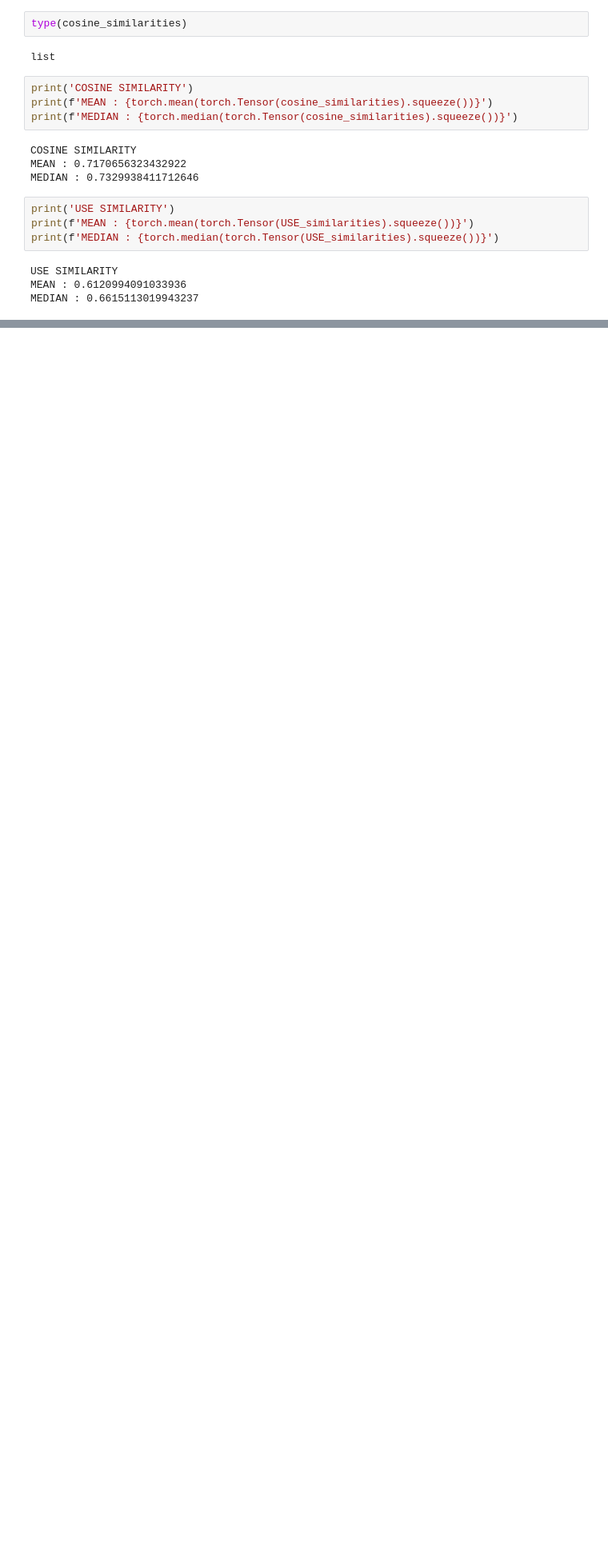
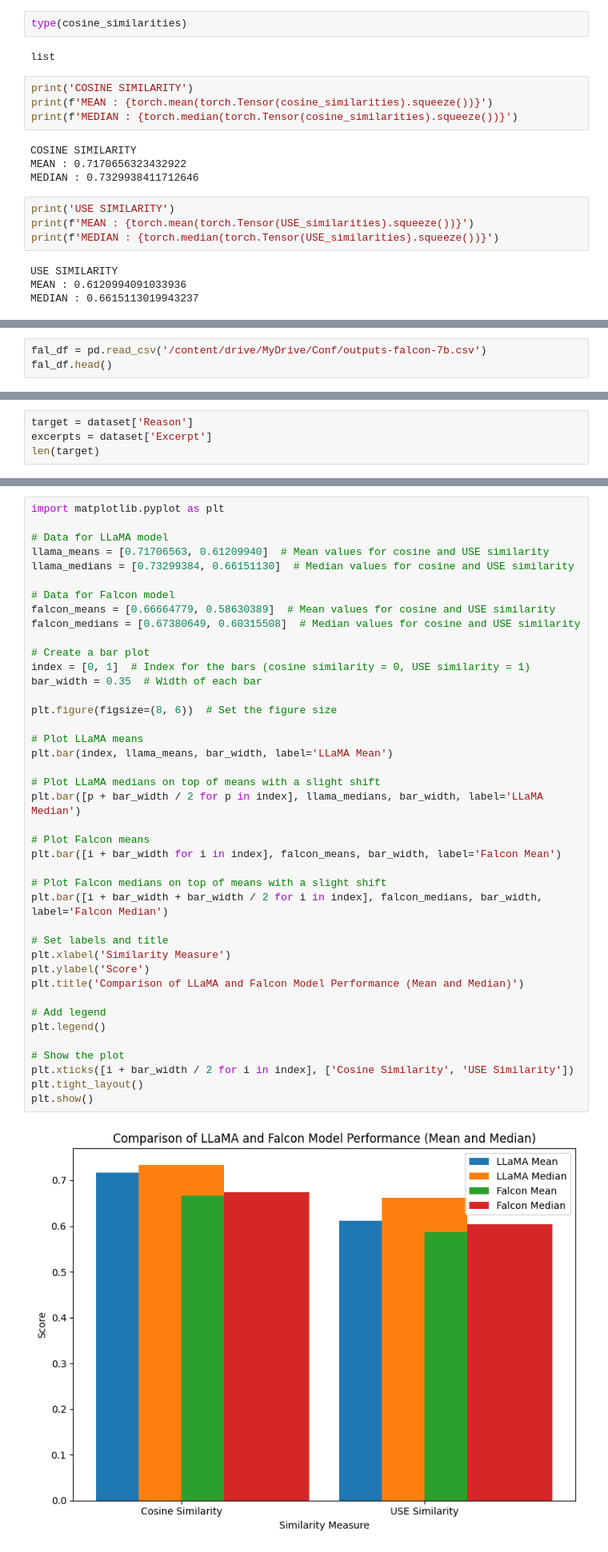
Before and after one commit to Rohit-17ls/Fine-Tuning-LLMs-for-Confidential-Business-Leaks-Identification, a Jupyter notebook: evaluation/Evaluation.ipynb, the cells around one changed output, grey strips where cells are left out. Shown: that part at 80% size. Cells and saved outputs as stored; diff of their text form; blank space fills up the shorter version.

```diff
--- a/evaluation/Evaluation.ipynb
+++ b/evaluation/Evaluation.ipynb
@@ -267,0 +414,3 @@ MEDIAN : 0.6615113019943237
+# %%
+fal_df = pd.read_csv('/content/drive/MyDrive/Conf/outputs-falcon-7b.csv')
+fal_df.head()
@@ -267,0 +424,4 @@ MEDIAN : 0.6615113019943237
+# %%
+target = dataset['Reason']
+excerpts = dataset['Excerpt']
+len(target)
@@ -267,0 +629,43 @@ MEDIAN : 0.6615113019943237
+# %%
+import matplotlib.pyplot as plt
+
+# Data for LLaMA model
+llama_means = [0.71706563, 0.61209940]  # Mean values for cosine and USE similarity
+llama_medians = [0.73299384, 0.66151130]  # Median values for cosine and USE similarity
+
+# Data for Falcon model
+falcon_means = [0.66664779, 0.58630389]  # Mean values for cosine and USE similarity
+falcon_medians = [0.67380649, 0.60315508]  # Median values for cosine and USE similarity
+
+# Create a bar plot
+index = [0, 1]  # Index for the bars (cosine similarity = 0, USE similarity = 1)
+bar_width = 0.35  # Width of each bar
+
+plt.figure(figsize=(8, 6))  # Set the figure size
+
+# Plot LLaMA means
+plt.bar(index, llama_means, bar_width, label='LLaMA Mean')
+
+# Plot LLaMA medians on top of means with a slight shift
+plt.bar([p + bar_width / 2 for p in index], llama_medians, bar_width, label='LLaMA Median')
+
+# Plot Falcon means
+plt.bar([i + bar_width for i in index], falcon_means, bar_width, label='Falcon Mean')
+
+# Plot Falcon medians on top of means with a slight shift
+plt.bar([i + bar_width + bar_width / 2 for i in index], falcon_medians, bar_width, label='Falcon Median')
+
+# Set labels and title
+plt.xlabel('Similarity Measure')
+plt.ylabel('Score')
+plt.title('Comparison of LLaMA and Falcon Model Performance (Mean and Median)')
+
+# Add legend
+plt.legend()
+
+# Show the plot
+plt.xticks([i + bar_width / 2 for i in index], ['Cosine Similarity', 'USE Similarity'])
+plt.tight_layout()
+plt.show()
+# %% [output]
+[figure, added]
```
Also changed, not shown: parts of 24 cells of this notebook.
